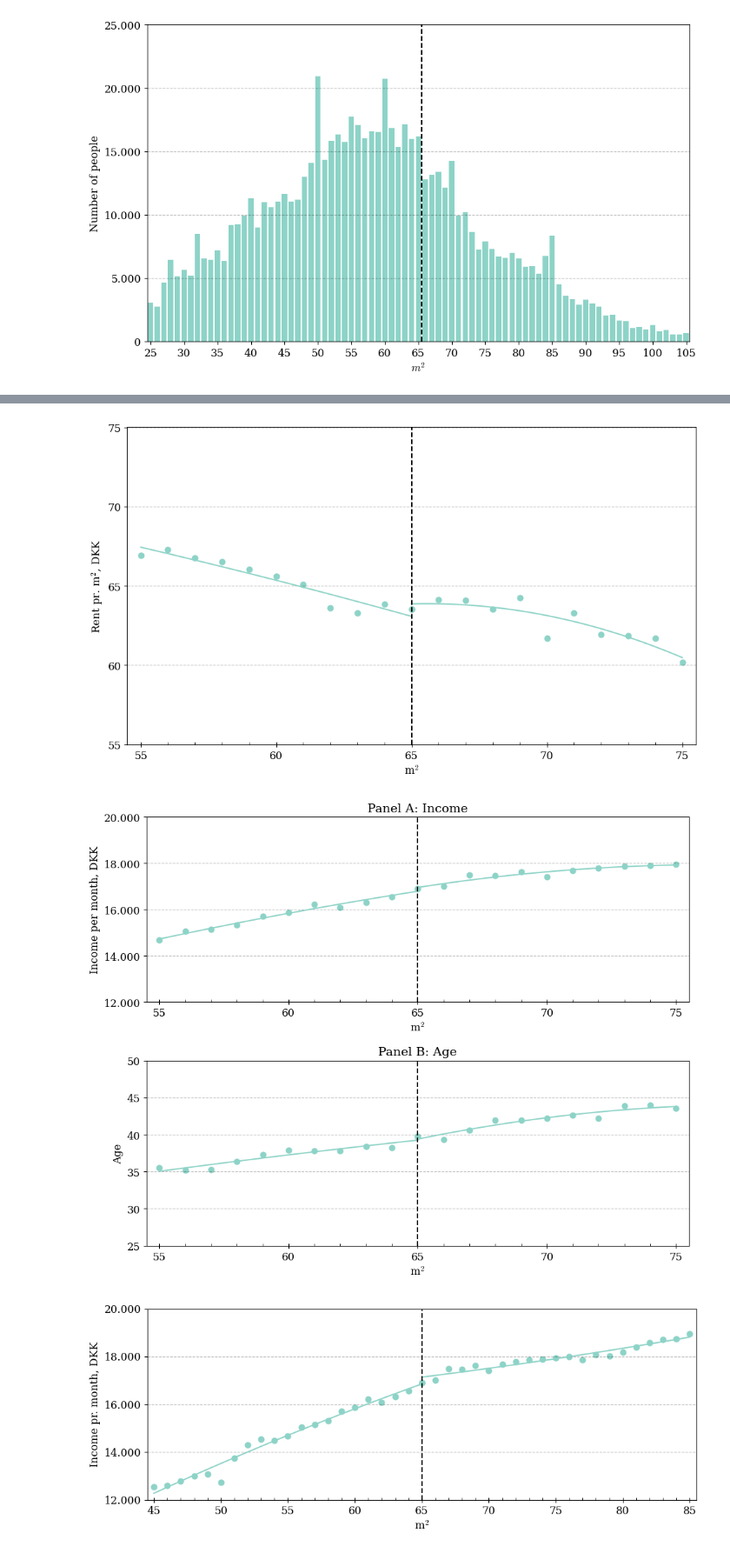
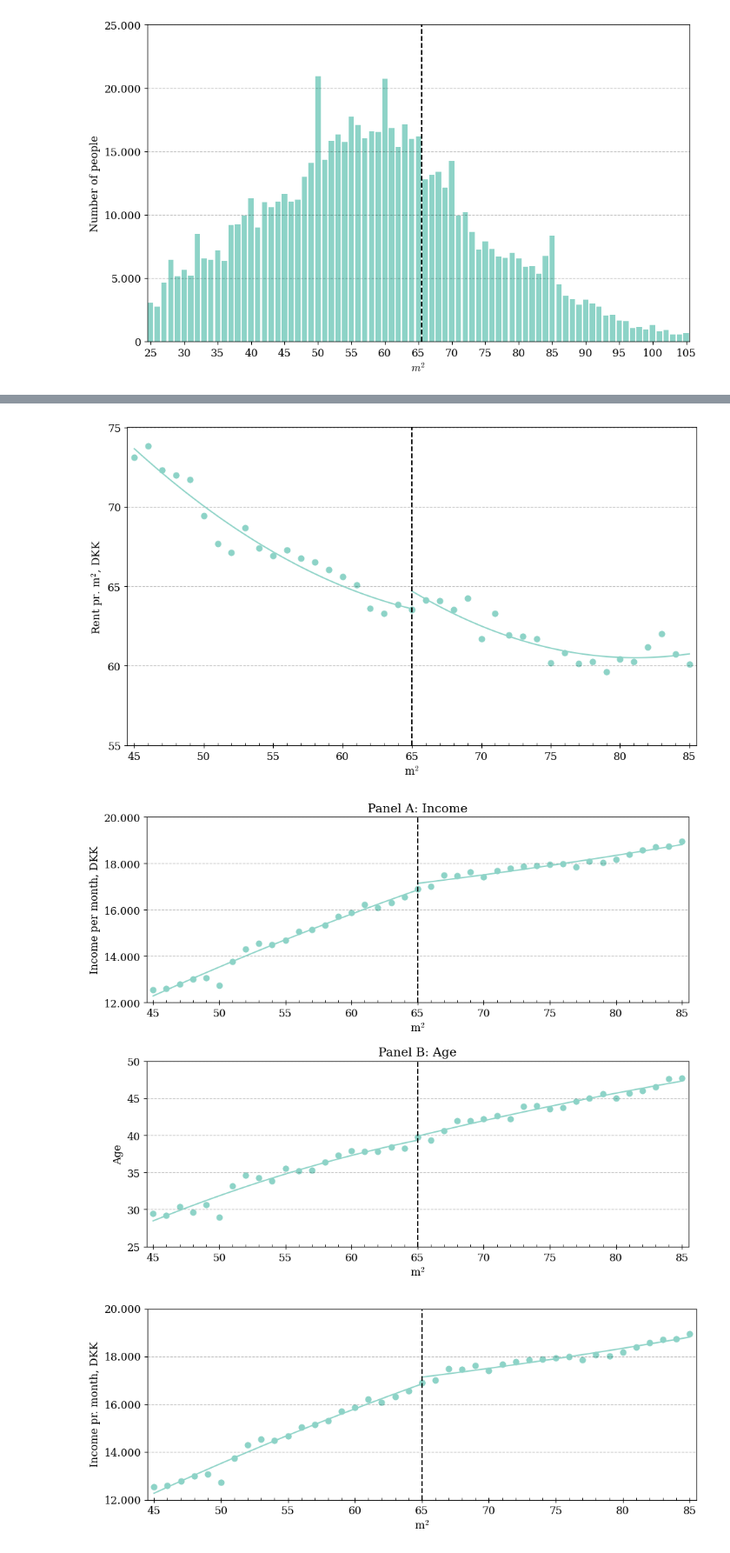
Before and after one commit to HansHoltenAndersen/Bachelor, a Jupyter notebook: Plots.ipynb, the cells around one changed output, grey strips where cells are left out. Shown at 87% size. Cells and saved outputs as stored; diff of their text form; code cells hidden in the pictures.

```diff
--- a/Plots.ipynb
+++ b/Plots.ipynb
@@ -165,7 +162,7 @@ plt.show()
 # %%
 # First stage plot with polynomial (p=2) fits
 
-bw = 10
+bw = 20
 
 # --- 1. Subset for RD window (55–75 sqm, change if needed) ---
 df_left = df[(df['sqm'] >= 65 - bw) & (df['sqm'] <= 65)].copy()
@@ -250,7 +247,7 @@ plt.show()
 # %%
 # Reduced form with polynomial (p=2) fits
 
-bw = 10
+bw = 20
 
 # --- 1. Subset for RD window (55–75 sqm, change if needed) ---
 df_left = df[(df['sqm'] >= 65 - bw) & (df['sqm'] <= 65)].copy()
@@ -331,9 +328,9 @@ plt.grid(axis='x')
 plt.tight_layout()
 plt.show()
 # %% [output]
-[figure, old version]
+[figure, new version]
 # %%
-bw = 10
+bw = 20
 
 # -------------------------------------------------------------------
 # 1. Prepare data
@@ -447,34 +444,34 @@ ax.plot(xR, aR_a + bR1_a*xR + bR2_a*xR**2, color=colors[0])
 
 # Cutoff
 ax.axvline(65, linestyle='--', color='black')
 
 # X-ticks (shared with top)
 ax.set_xlim(65 - bw - 0.5, 65 + bw + 0.5)
 ax.xaxis.set_major_locator(MultipleLocator(5))
 ax.xaxis.set_minor_locator(MultipleLocator(1))
 ax.tick_params(axis='x', which='major', length=6, direction='inout')
 ax.tick_params(axis='x', which='minor', length=3, direction='in')
 
 # Y-ticks
 ax.set_ylabel("Age")
 ax.set_ylim(25, 50)
 ax.set_yticks(np.arange(25, 51, 5))
 
 ax.grid(axis='x')
 
 # X label for bottom subplot
 ax.set_xlabel("m$^2$")
 
 # Title
 ax.set_title("Panel B: Age", fontsize=14)
 
 
 # -------------------------------------------------------------------
 fig.align_xlabels()
 fig.tight_layout()
 plt.show()
 # %% [output]
-[figure, old version]
+[figure, new version]
 # %%
 # Binscatter plot with polynomial (p=2) fit for income
 bw = 20
```
Also changed, not shown: parts of 10 cells of this notebook.
